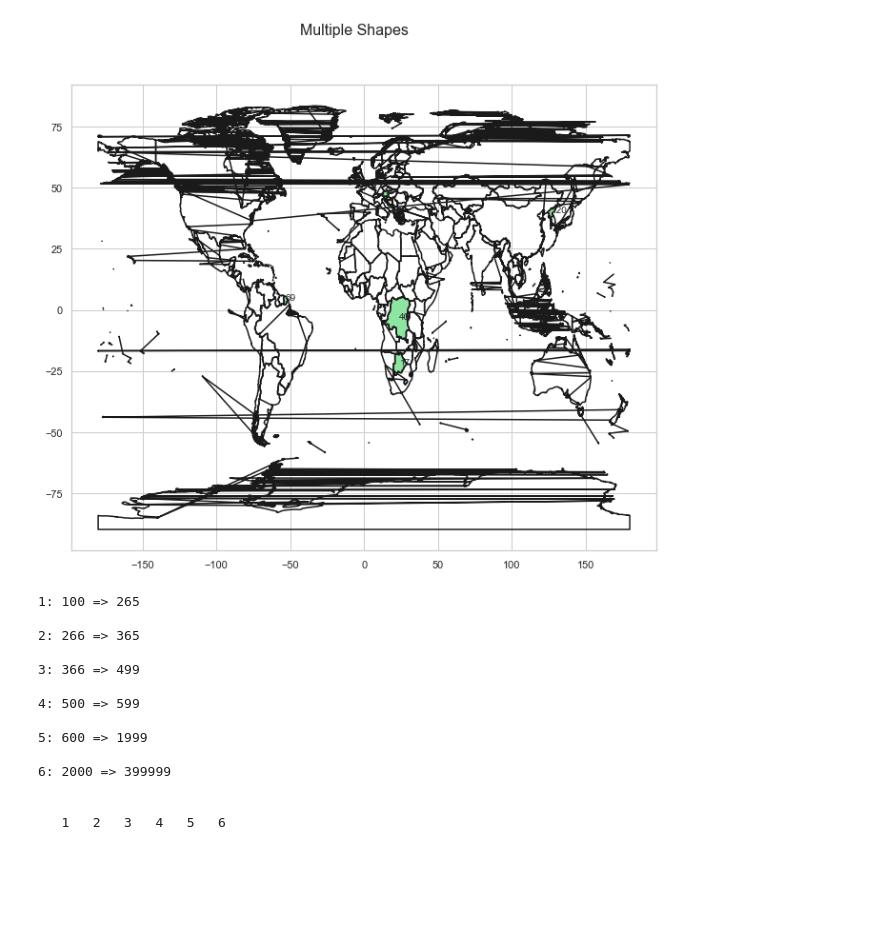
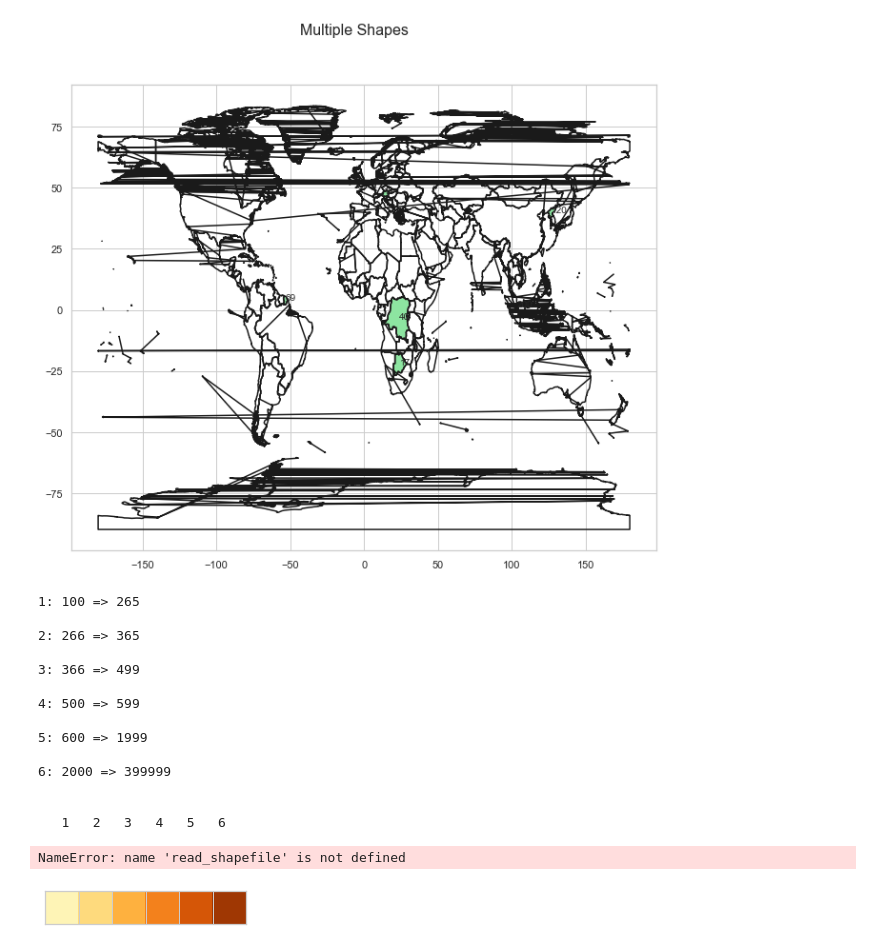
Before and after one commit to cesarvila/population, a Jupyter notebook: popu.ipynb, the cells around one changed output. Saved outputs shown, nothing was run; the diff lists cells and outputs as text; code cells hidden in the pictures; blank space fills up the shorter version.

```diff
--- a/popu.ipynb
+++ b/popu.ipynb
@@ -440,24 +442,26 @@ sfu.plot_map_fill_multiples_ids('Multiple Shapes',country_id, sf, color = 'g')
 # %%
 names = ['Azerbaijan','Angola','Australia', 'Spain', 'United States']
 data = [100, 2000, 300, 400000, 500, 600, 100, 2000, 300, 400, 500, 600, 100, 2000, 300, 400, 500, 600]
 print_id = True
 # The shape id will be printed
 color_pallete = 'Purple'
-sfu.plot_countries_data(sf, 'Heat map of given countries', names, data, color_pallete, print_id)
+geo.plot_countries_data(sf, 'Heat map of given countries', names, data, color_pallete, print_id)
 # %% [output]
 1: 100 => 265
 
 2: 266 => 365
 
 3: 366 => 499
 
 4: 500 => 599
 
 5: 600 => 1999
 
 6: 2000 => 399999
 
 
    1   2   3   4   5   6
+NameError: name 'read_shapefile' is not defined
+[figure, added]
 # %%
 df.tail(15)
```
Also changed, not shown: parts of 19 cells of this notebook, 1 other file.
